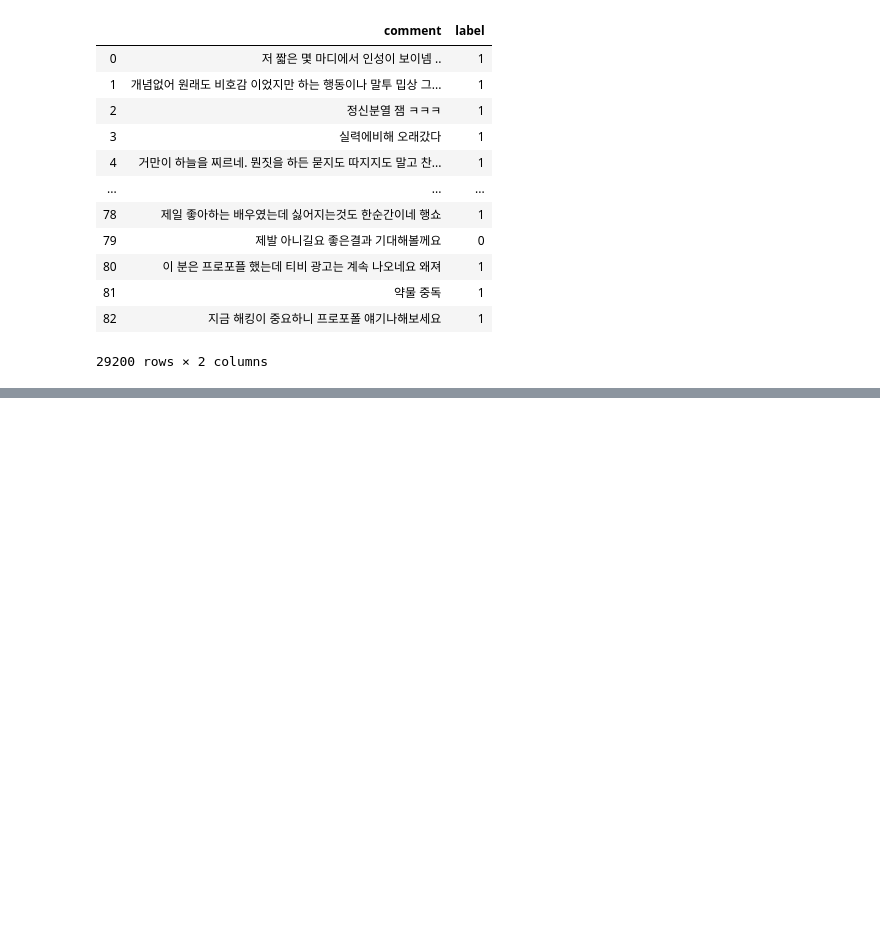
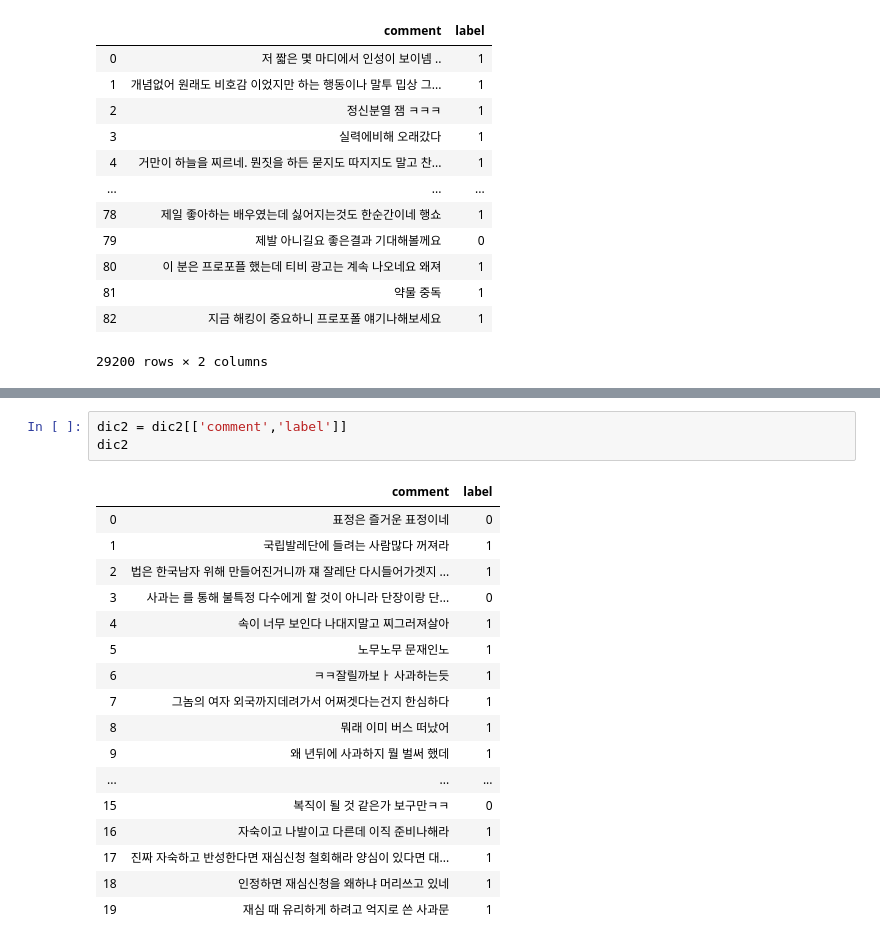
Before and after one commit to sooyeon-go/grad_project, a Jupyter notebook: comment_crawling_r/final.ipynb, the cells around one changed output, grey strips where cells are left out. Saved outputs shown, nothing was run; the diff lists cells and outputs as text; blank space fills up the shorter version.

```diff
--- a/comment_crawling_r/final.ipynb
+++ b/comment_crawling_r/final.ipynb
@@ -154,0 +176,21 @@ fi
+# %%
+dic2 = dic2[['comment','label']]
+dic2
+# %% [output]
+|  | comment | label |
+| 0 | 표정은 즐거운 표정이네 | 0 |
+| 1 | 국립발레단에 들려는 사람많다 꺼져라 | 1 |
+| 2 | 법은 한국남자 위해 만들어진거니까 쟤 잘레단 다시들어가겟지 ... | 1 |
+| 3 | 사과는 를 통해 불특정 다수에게 할 것이 아니라 단장이랑 단... | 0 |
+| 4 | 속이 너무 보인다 나대지말고 찌그러져살아 | 1 |
+| 5 | 노무노무 문재인노 | 1 |
+| 6 | ㅋㅋ잘릴까보ㅏ 사과하는듯 | 1 |
+| 7 | 그놈의 여자 외국까지데려가서 어쩌겟다는건지 한심하다 | 1 |
+| 8 | 뭐래 이미 버스 떠났어 | 1 |
+| 9 | 왜 년뒤에 사과하지 뭘 벌써 했데 | 1 |
+| ... | ... | ... |
+| 15 | 복직이 될 것 같은가 보구만ㅋㅋ | 0 |
+| 16 | 자숙이고 나발이고 다른데 이직 준비나해라 | 1 |
+| 17 | 진짜 자숙하고 반성한다면 재심신청 철회해라 양심이 있다면 대... | 1 |
+| 18 | 인정하면 재심신청을 왜하냐 머리쓰고 있네 | 1 |
+| 19 | 재심 때 유리하게 하려고 억지로 쓴 사과문 | 1 |
```
Also changed, not shown: parts of 6 cells of this notebook.
